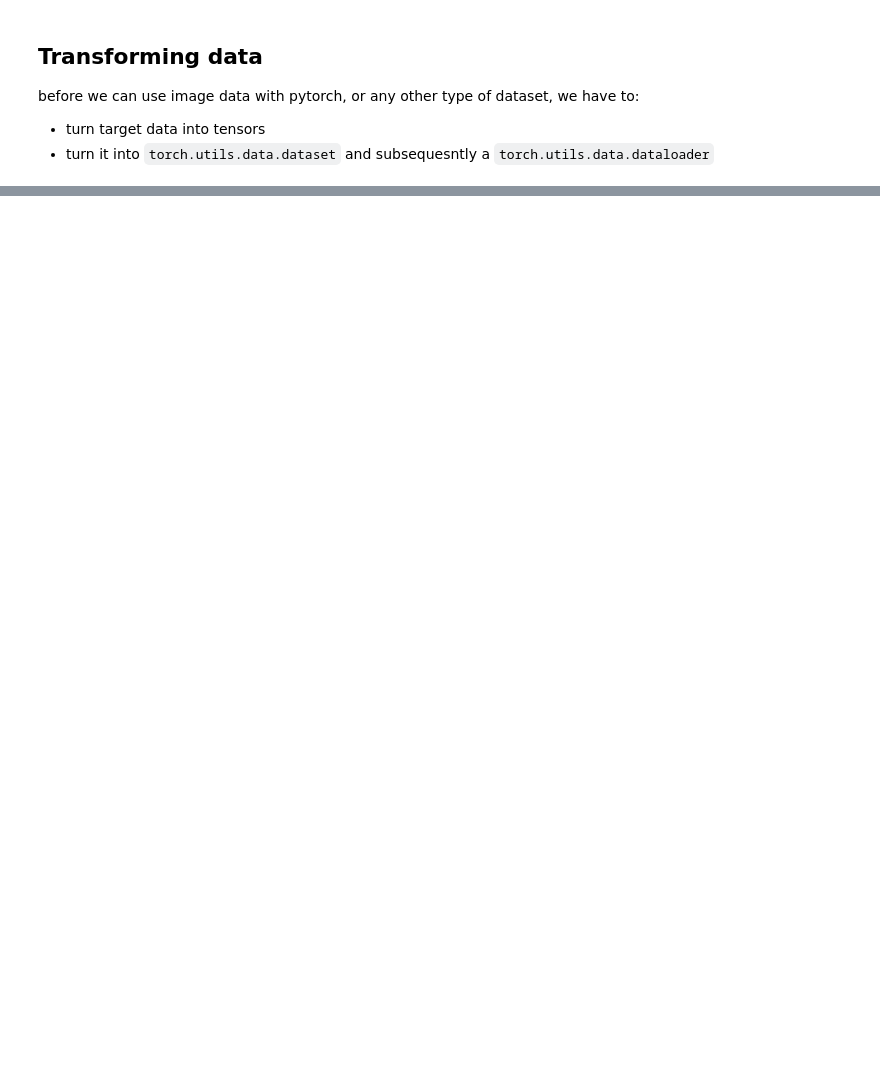
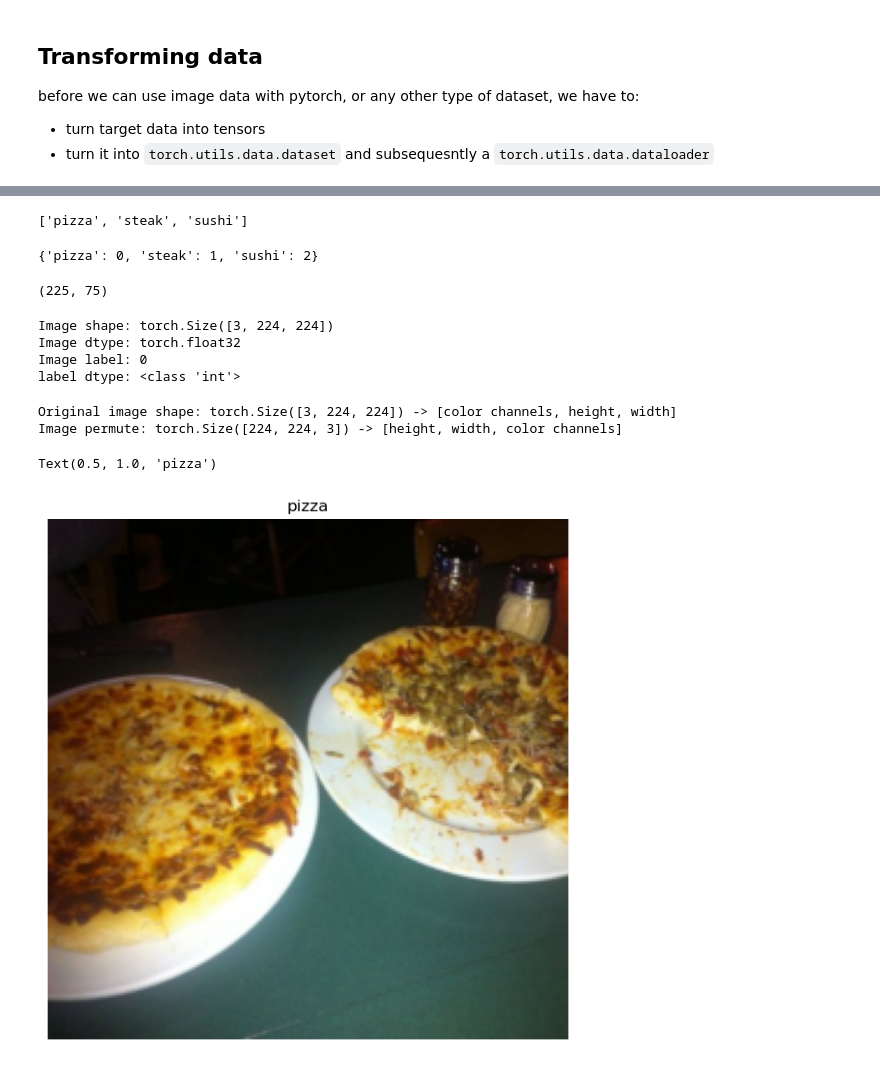
Before and after one commit to padrigon-lynbert/Learning_toorch, a Jupyter notebook: 06_pytorch_custom_datasets.ipynb, the cells around one changed output, grey strips where cells are left out. Saved outputs shown, nothing was run; the diff lists cells and outputs as text; code cells hidden in the pictures; blank space fills up the shorter version.

```diff
--- a/06_pytorch_custom_datasets.ipynb
+++ b/06_pytorch_custom_datasets.ipynb
@@ -139,0 +212,12 @@ before we can use image data with pytorch, or any other type of dataset, we have
+# %%
+# Use imagefoler to create a dataset
+from torchvision import datasets
+
+train_data = datasets.ImageFolder(root=train_dir,
+                                  transform=data_transform, # transform for the data
+                                  target_transform = None) # transform for the target/label
+
+test_data = datasets.ImageFolder(root=test_dir,
+                                 transform=data_transform)
+
+train_data, test_data
@@ -139,0 +243,48 @@ before we can use image data with pytorch, or any other type of dataset, we have
+# %%
+# Get class names as a list
+class_name = train_data.classes
+class_name
+# %% [output]
+['pizza', 'steak', 'sushi']
+# %%
+# get classnames as a dict
+class_dict = train_data.class_to_idx
+class_dict
+# %% [output]
+{'pizza': 0, 'steak': 1, 'sushi': 2}
+# %%
+# check the length of the dataset
+len(train_data), len(test_data)
+# %% [output]
+(225, 75)
+# %%
+# Index on the train_data Dataset to get a single image and its label
+img, label = train_data[0][0], train_data[0][1]
+# print(f"Image tensor:\m {img}")
+print(f"Image shape: {img.shape}")
+print(f"Image dtype: {img.dtype}")
+print(f"Image label: {label}")
+print(f"label dtype: {type(label)}")
+# %% [output]
+Image shape: torch.Size([3, 224, 224])
+Image dtype: torch.float32
+Image label: 0
+label dtype: <class 'int'>
+# %%
+# Rearreange the orader dimensions of the image tensor
+img_permute = img.permute(1, 2, 0)
+
+# Print out different shapes
+print(f"Original image shape: {img.shape} -> [color channels, height, width]")
+print(f"Image permute: {img_permute.shape} -> [height, width, color channels]")
+
+# plot the image
+plt.figure(figsize=(10,7))
+plt.imshow(img_permute)
+plt.axis(False)
+plt.title(class_name[label])
+# %% [output]
+Original image shape: torch.Size([3, 224, 224]) -> [color channels, height, width]
+Image permute: torch.Size([224, 224, 3]) -> [height, width, color channels]
+Text(0.5, 1.0, 'pizza')
+[figure, added]
```
Also changed, not shown: parts of 9 cells of this notebook.
